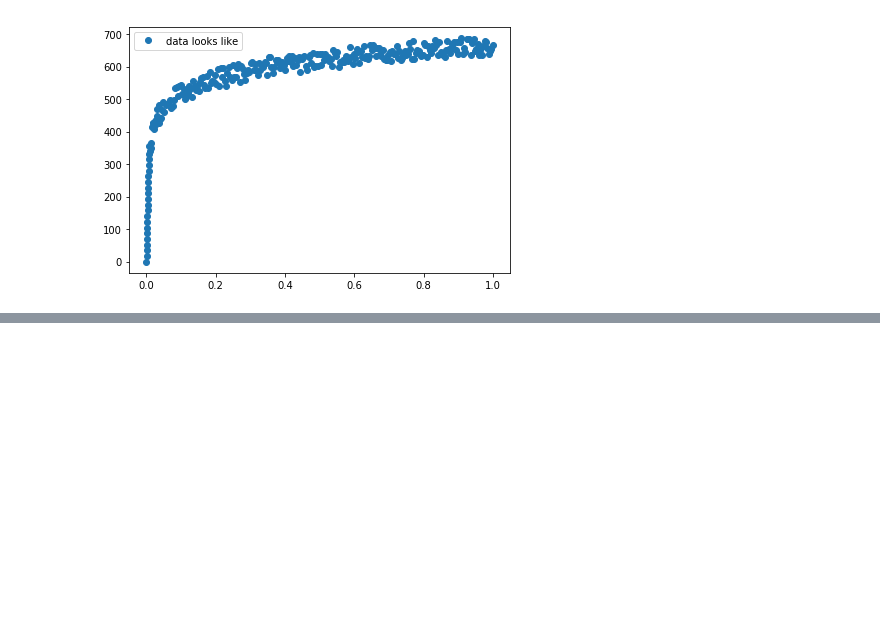
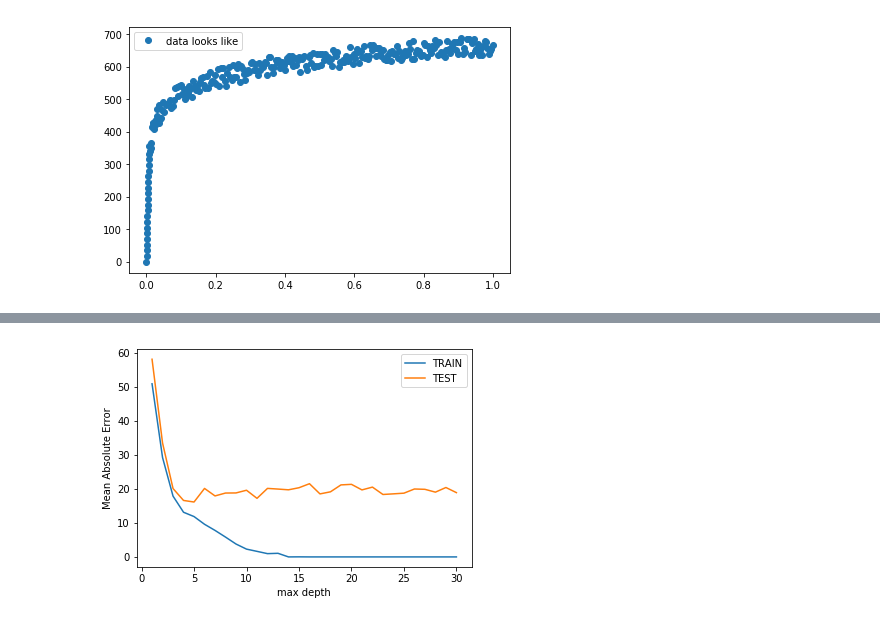
Before and after one commit to nmtuan97/ml_learning, a Jupyter notebook: dt_model.ipynb, the cells around one changed output, grey strips where cells are left out. Drawn from its saved outputs; the diff is of its cells as text; code cells hidden in the pictures; blank space fills up the shorter version.

```diff
--- a/dt_model.ipynb
+++ b/dt_model.ipynb
@@ -104,0 +91,37 @@ plt.show()
+# %%
+# find max depth for model
+
+max_depth_ = [1,2,3,4,5,6,7,8,9,10,11,12,13,14,15,16,17,18,19,20,21,22,23,24,25,26,27,28,29,30]
+
+# TRAINING ERROR PER DEGREE
+train_mae_errors = []
+# TEST ERROR PER DEGREE
+test_mae_errors = []
+
+r2_ = 0.98
+r2_train_ = 0.0
+r2_test_ = 0.0
+max_ = 0
+
+for d in max_depth_:
+    X_train,X_test,y_train,y_test = train_test_split(X,y,test_size = 0.25)
+
+    dt_reg = DecisionTreeRegressor(max_depth=d)
+    dt_reg.fit(X_train, y_train)
+
+    y_train_predicted_svr_ = dt_reg.predict(X_train)
+    y_test_predicted_svr_ = dt_reg.predict(X_test)
+
+    rmse_train_ = np.sqrt(mean_squared_error(y_train, y_train_predicted_svr_))
+    r2_train_ = r2_score(y_train, y_train_predicted_svr_)
+    mae_train_ = mean_absolute_error(y_train, y_train_predicted_svr_)
+    # Evaluating test dataset
+    rmse_test_ = np.sqrt(mean_squared_error(y_test, y_test_predicted_svr_))
+    r2_test_ = r2_score(y_test, y_test_predicted_svr_)
+    mae_test_ = mean_absolute_error(y_test, y_test_predicted_svr_)
+
+    print("R2 score of train is {}".format(r2_train_))
+    print("R2 score of test is {}".format(r2_test_))
+
+    train_mae_errors.append(mae_train_)
+    test_mae_errors.append(mae_test_)
@@ -104,0 +146,9 @@ plt.show()
+# %%
+plt.plot(max_depth_, train_mae_errors,label='TRAIN')
+plt.plot(max_depth_,test_mae_errors,label='TEST')
+plt.xlabel("max depth")
+plt.ylabel("Mean Absolute Error")
+plt.legend()
+plt.show()
+# %% [output]
+[figure, added]
```
Also changed, not shown: parts of 5 cells of this notebook, 1 other file.
